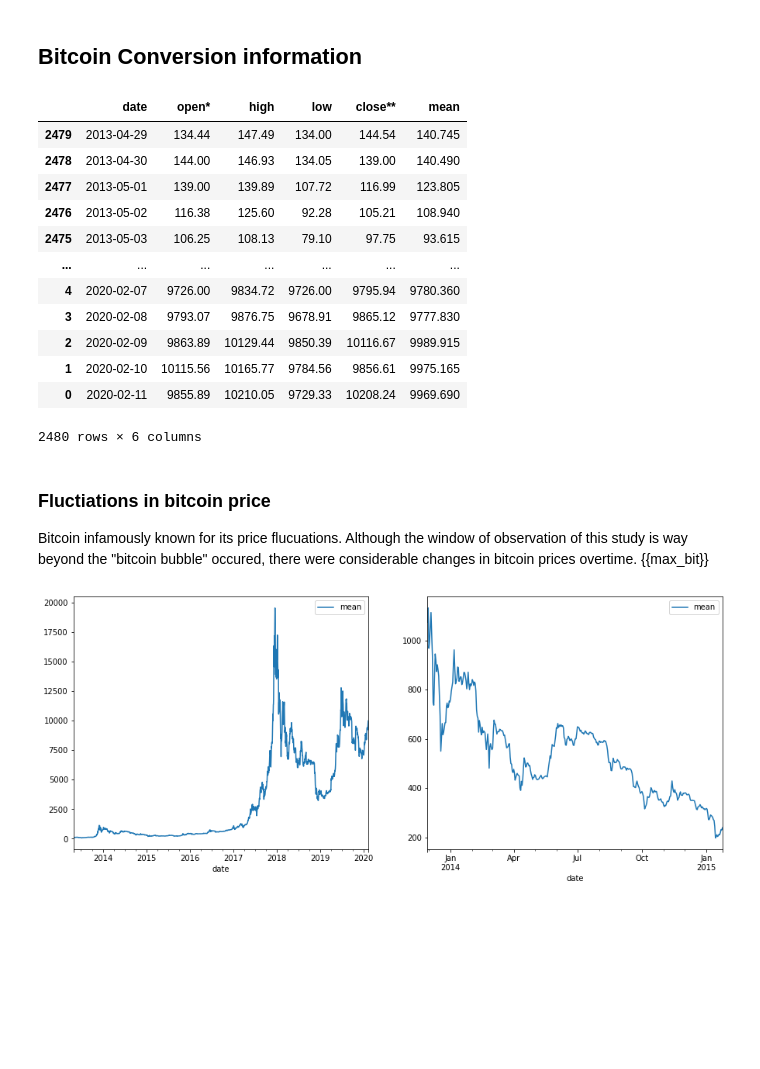
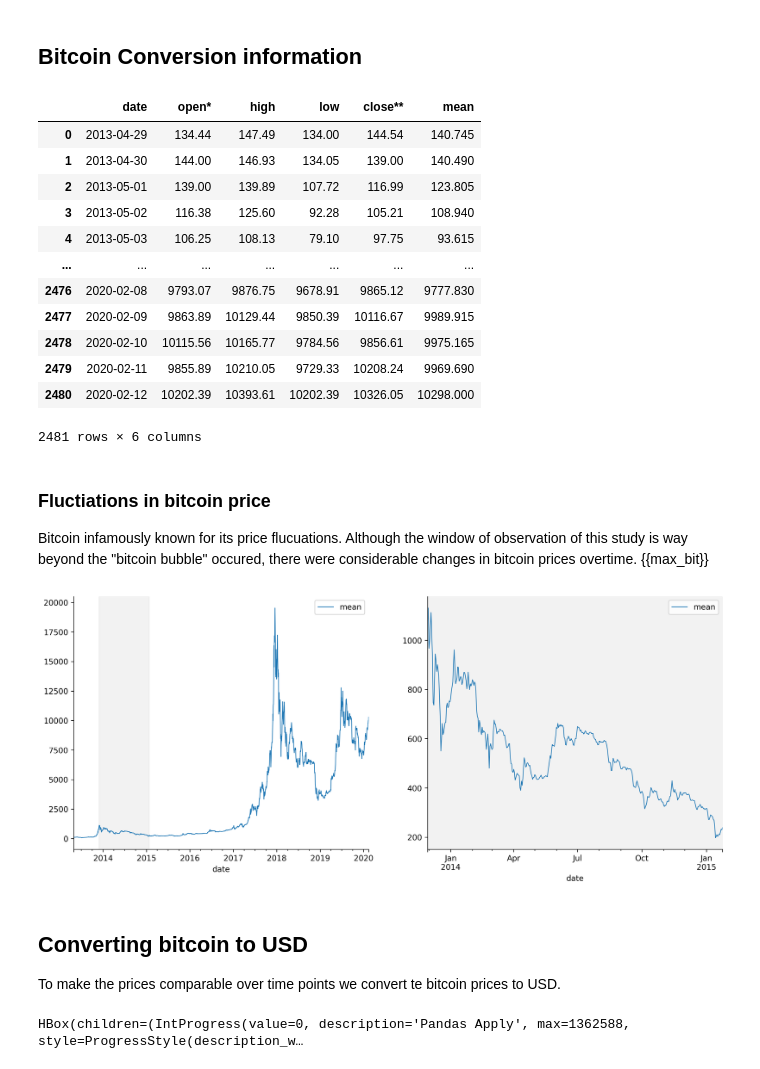
Before and after one commit to jossl95/ARF, a Jupyter notebook: Operationalizer.ipynb, the cells around one changed output. Saved outputs shown, nothing was run; the diff lists cells and outputs as text; code cells hidden in the pictures; blank space fills up the shorter version.

Commit message:
bug fix in cleaner, operationalization and plotting price vars

```diff
--- a/Operationalizer.ipynb
+++ b/Operationalizer.ipynb
@@ -3,9 +12,18 @@
 # %%
 import pandas as pd
 import numpy as np
+
+# plotting setup
 import matplotlib.pyplot as plt
+import matplotlib as mpl; mpl.rcParams['figure.dpi']= 300
+
+mpl.rcParams['axes.spines.right'] = False
+mpl.rcParams['axes.spines.top'] = False
+
 import nbextensions
+import datetime
 import os
+import swifter
 # %% [markdown]
 ## Silkroad2 Item Information
 # %%
@@ -37,50 +55,79 @@ bitcoin_data.columns =  map(str.lower, bitcoin_data.columns)
 bitcoin_data = bitcoin_data[['date', 'open*', 'high', 'low', 'close**']]\
     .assign(date = pd.to_datetime(bitcoin_data['date']),
             mean = bitcoin_data[['high', 'low']].mean(axis=1))\
-    .sort_values('date')
+    .sort_values('date')\
+    .reset_index(drop = True)
 
-observation_period = (bitcoin_data['date'] > t_min) & (
-    bitcoin_data['date'] < t_max)
+# define observation period
+observation_period = (bitcoin_data['date'] > t_min)\
+                      & (bitcoin_data['date'] < t_max)
+
 max_bit = bitcoin_data[observation_period]['mean'].max()
 min_bit = bitcoin_data[observation_period]['mean'].min()
 # %%
 bitcoin_data
 # %% [output]
 |  | date | open* | high | low | close** | mean |
-| 2479 | 2013-04-29 | 134.44 | 147.49 | 134.00 | 144.54 | 140.745 |
-| 2478 | 2013-04-30 | 144.00 | 146.93 | 134.05 | 139.00 | 140.490 |
-| 2477 | 2013-05-01 | 139.00 | 139.89 | 107.72 | 116.99 | 123.805 |
-| 2476 | 2013-05-02 | 116.38 | 125.60 | 92.28 | 105.21 | 108.940 |
-| 2475 | 2013-05-03 | 106.25 | 108.13 | 79.10 | 97.75 | 93.615 |
+| 0 | 2013-04-29 | 134.44 | 147.49 | 134.00 | 144.54 | 140.745 |
+| 1 | 2013-04-30 | 144.00 | 146.93 | 134.05 | 139.00 | 140.490 |
+| 2 | 2013-05-01 | 139.00 | 139.89 | 107.72 | 116.99 | 123.805 |
+| 3 | 2013-05-02 | 116.38 | 125.60 | 92.28 | 105.21 | 108.940 |
+| 4 | 2013-05-03 | 106.25 | 108.13 | 79.10 | 97.75 | 93.615 |
 | ... | ... | ... | ... | ... | ... | ... |
-| 4 | 2020-02-07 | 9726.00 | 9834.72 | 9726.00 | 9795.94 | 9780.360 |
-| 3 | 2020-02-08 | 9793.07 | 9876.75 | 9678.91 | 9865.12 | 9777.830 |
-| 2 | 2020-02-09 | 9863.89 | 10129.44 | 9850.39 | 10116.67 | 9989.915 |
-| 1 | 2020-02-10 | 10115.56 | 10165.77 | 9784.56 | 9856.61 | 9975.165 |
-| 0 | 2020-02-11 | 9855.89 | 10210.05 | 9729.33 | 10208.24 | 9969.690 |
+| 2476 | 2020-02-08 | 9793.07 | 9876.75 | 9678.91 | 9865.12 | 9777.830 |
+| 2477 | 2020-02-09 | 9863.89 | 10129.44 | 9850.39 | 10116.67 | 9989.915 |
+| 2478 | 2020-02-10 | 10115.56 | 10165.77 | 9784.56 | 9856.61 | 9975.165 |
+| 2479 | 2020-02-11 | 9855.89 | 10210.05 | 9729.33 | 10208.24 | 9969.690 |
+| 2480 | 2020-02-12 | 10202.39 | 10393.61 | 10202.39 | 10326.05 | 10298.000 |
-2480 rows × 6 columns
+2481 rows × 6 columns
 # %% [markdown]
 ### Fluctiations in bitcoin price
 
 Bitcoin infamously known for its price flucuations. Although the window of observation of this study is way beyond the "bitcoin bubble" occured, there were considerable changes in bitcoin prices overtime.  {{max_bit}}
 # %%
 # initiate subplots
-fig, (ax1, ax2) = plt.subplots(ncols = 2, figsize=(15, 6))
+fig, (ax1, ax2) = plt.subplots(ncols = 2, figsize = (15, 6))
 
 # all time
 bitcoin_data.plot(
+    linewidth = .9,
     x = 'date',
     y = 'mean',
     ax = ax1
 )
 
+ax1.axvspan(t_min, t_max, color='grey', alpha=0.1)
+
 # time window of observations
 bitcoin_data.loc[observation_period].plot(
+    linewidth = .9,
     x = 'date',
     y = 'mean',
     ax = ax2
 )
 
+ax2.axvspan(t_min, t_max, color='grey', alpha=0.1)
+
 plt.show()
 # %% [output]
-[figure, old version]
+[figure, new version]
+# %% [markdown]
+## Converting bitcoin to USD
+
+To make the prices comparable over time points we convert te bitcoin prices to USD.
+# %%
+def get_bitcoin_price(date):
+    if not pd.isnull(date):
+        date = date.strftime("%Y-%m-%d")
+        price = bitcoin_data[bitcoin_data['date'] == date]\
+            .loc[:,'mean']\
+            .values[0]
+    else:
+        price = np.nan
+
+    return price
+
+# the swifter packages applies mutations more efficiently
+df['price_usd'] = df.swifter.apply(lambda row: row['price'] * get_bitcoin_price(row.rtime_dt), axis = 1)
+# %% [output]
+HBox(children=(IntProgress(value=0, description='Pandas Apply', max=1362588, style=ProgressStyle(description_w…
```
Also changed, not shown: parts of 7 cells of this notebook, 2 other files.
